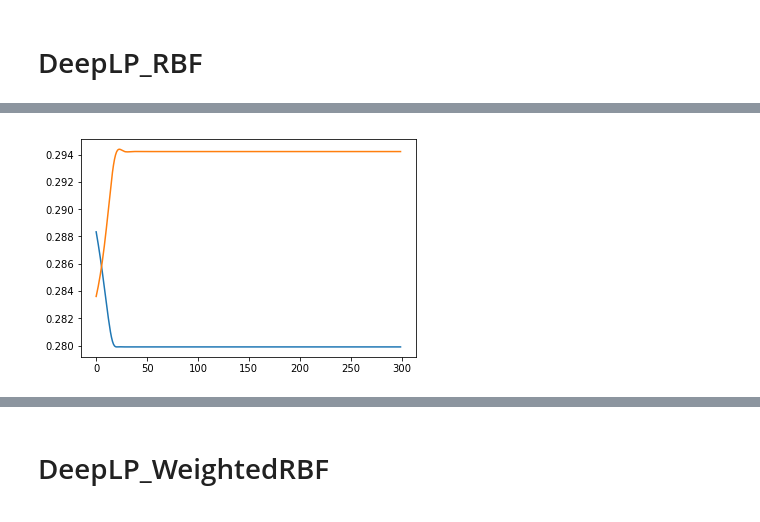
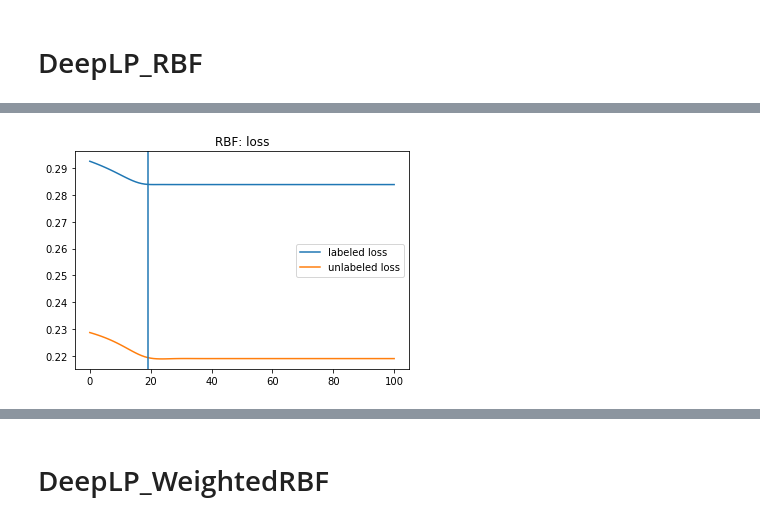
Before and after one commit to GRSEB9S/Deep-Label-Propagation, a Jupyter notebook: main.ipynb, the cells around one changed output, grey strips where cells are left out. Cells and saved outputs as stored; diff of their text form; code cells hidden in the pictures.

Commit message:
debug unlabeled loss calc

```diff
--- a/main.ipynb
+++ b/main.ipynb
@@ -14,7 +14,7 @@ from utils import *
 # get labels, features and weights
 LX, Ly, UX, Uy, Uy_sol = get_iris_data()
 features = np.vstack((LX,UX))
-labels = np.hstack((Ly,Uy))
+true_labels = np.hstack((Ly,Uy_sol))
 weights = rbf_kernel(features)
 num_labeled = len(Ly)
 num_unlabeled = len(Uy)
@@ -42,7 +43,7 @@ test_data = {
 unlabeled_ = np.hstack((np.identity(LY.shape[0]),np.ones((Ly.shape[0],Uy.shape[0]))))
 data = {
     'X':np.hstack((LY, UY)),
-    'y':np.reshape(labels,(1,len(labels))),
+    'y':np.reshape(true_labels,(1,len(true_labels))),
     'unlabeled':unlabeled_,
     'labeled':1-unlabeled_,
     'true_labeled': true_labeled,
@@ -121,4 +102,4 @@ RMSE: 0.0134072022161
 Objective: 1271.07191023
 # %%
-dlp_rbf.train(data,10)
+dlp_rbf.train(data,100)
 # %% [output]
@@ -146,6 +131,9 @@ plt.show()
 # %%
-plt.plot(dlp_rbf.labeled_losses)
-plt.plot(dlp_rbf.unlabeled_losses)
+plt.plot(dlp_rbf.labeled_losses,label="labeled loss")
+plt.plot(dlp_rbf.unlabeled_losses,label="unlabeled loss")
+plt.title("RBF: loss")
+plt.legend()
+plt.axvline(x=19)
 plt.show()
 # %% [output]
-[figure, old version]
+[figure, new version]
```
Also changed, not shown: parts of 23 cells of this notebook, 2 other files.
